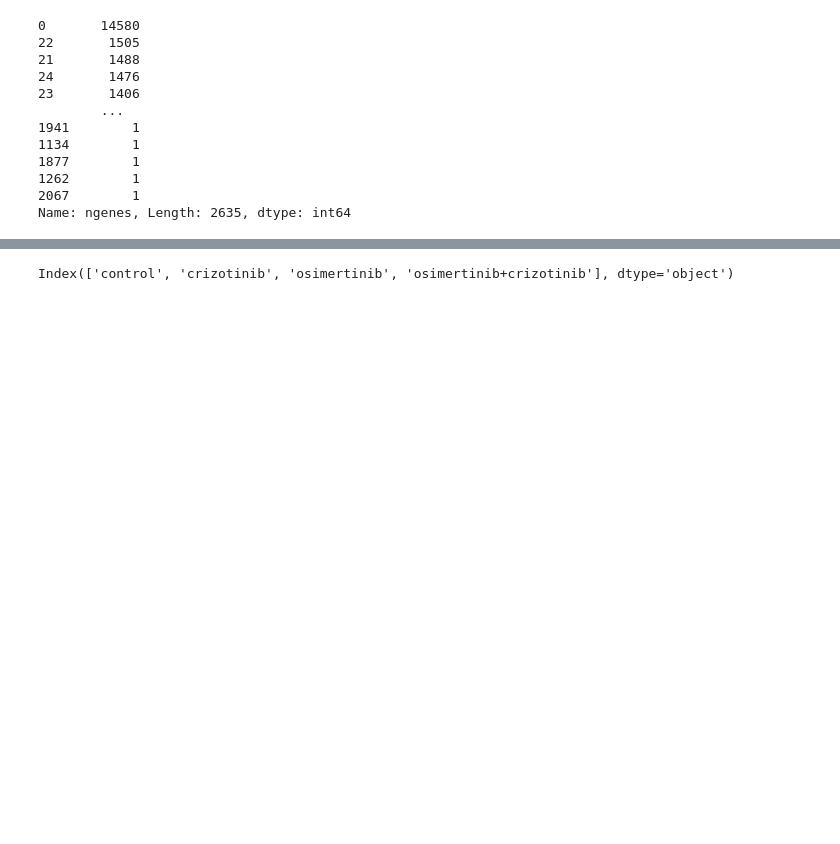
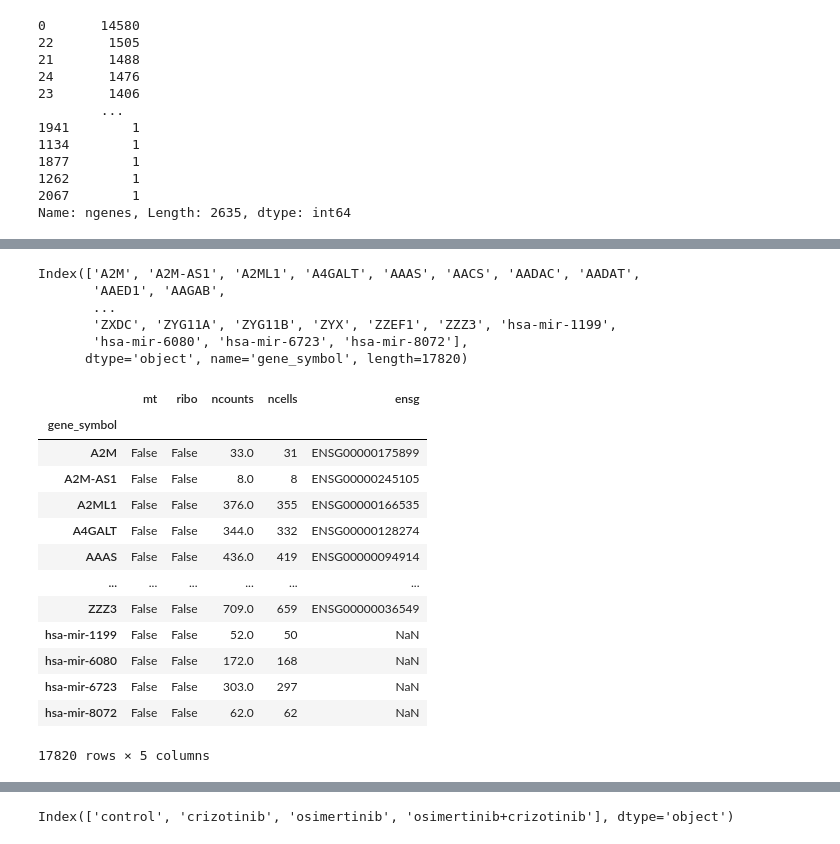
Before and after one commit to imahabub/scdiff, a Jupyter notebook: notebooks/8.20.23.sc_perturb_aissa.ipynb, the cells around one changed output, grey strips where cells are left out. Drawn from its saved outputs; the diff is of its cells as text; code cells hidden in the pictures; blank space fills up the shorter version.

```diff
--- a/notebooks/8.20.23.sc_perturb_aissa.ipynb
+++ b/notebooks/8.20.23.sc_perturb_aissa.ipynb
@@ -103,0 +206,9 @@ adata.X
+# %%
+adata.var.index
+# %% [output]
+Index(['A2M', 'A2M-AS1', 'A2ML1', 'A4GALT', 'AAAS', 'AACS', 'AADAC', 'AADAT',
+       'AAED1', 'AAGAB',
+       ...
+       'ZXDC', 'ZYG11A', 'ZYG11B', 'ZYX', 'ZZEF1', 'ZZZ3', 'hsa-mir-1199',
+       'hsa-mir-6080', 'hsa-mir-6723', 'hsa-mir-8072'],
+      dtype='object', name='gene_symbol', length=17820)
@@ -103,0 +217,17 @@ adata.X
+# %%
+adata.var
+# %% [output]
+|  | mt | ribo | ncounts | ncells | ensg |
+| gene_symbol |  |  |  |  |  |
+| A2M | False | False | 33.0 | 31 | ENSG00000175899 |
+| A2M-AS1 | False | False | 8.0 | 8 | ENSG00000245105 |
+| A2ML1 | False | False | 376.0 | 355 | ENSG00000166535 |
+| A4GALT | False | False | 344.0 | 332 | ENSG00000128274 |
+| AAAS | False | False | 436.0 | 419 | ENSG00000094914 |
+| ... | ... | ... | ... | ... | ... |
+| ZZZ3 | False | False | 709.0 | 659 | ENSG00000036549 |
+| hsa-mir-1199 | False | False | 52.0 | 50 | NaN |
+| hsa-mir-6080 | False | False | 172.0 | 168 | NaN |
+| hsa-mir-6723 | False | False | 303.0 | 297 | NaN |
+| hsa-mir-8072 | False | False | 62.0 | 62 | NaN |
+17820 rows × 5 columns
```
Also changed, not shown: parts of 33 cells of this notebook.
